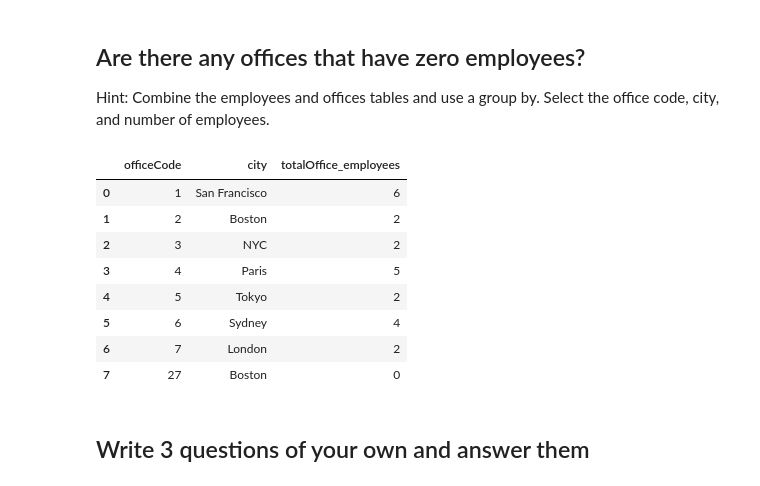
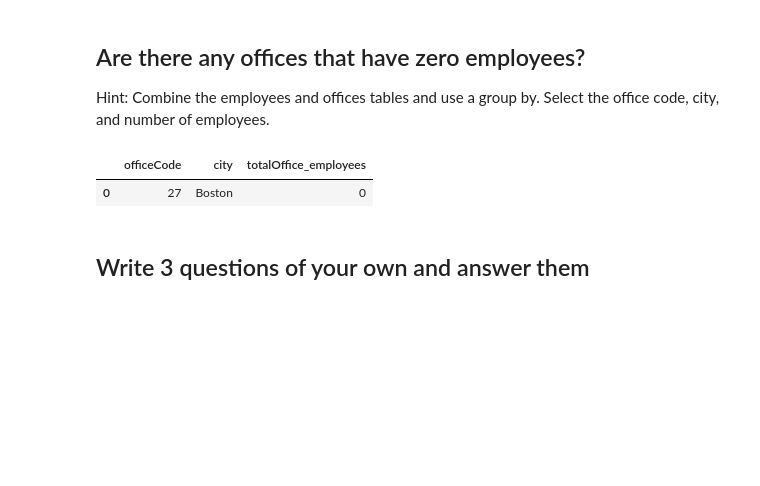
Before and after one commit to ChairoSolutions/dsc-join-statements-lab, a Jupyter notebook: index.ipynb, the cells around one changed output. Cells and saved outputs as stored; diff of their text form; code cells hidden in the pictures; blank space fills up the shorter version.

```diff
--- a/index.ipynb
+++ b/index.ipynb
@@ -65,23 +65,20 @@ Hint: Combine the employees and offices tables and use a group by. Select the of
 # %%
 # Your code here
 q = """
-SELECT o.officeCode, o.city, COUNT(e.employeeNumber) AS totalOffice_employees
+SELECT
+    o.officeCode,
+    o.city,
+    COUNT(e.employeeNumber) AS totalOffice_employees
 FROM offices o
 LEFT JOIN employees e
     ON o.officeCode = e.officeCode
-GROUP BY o.officeCode, o.city;
+GROUP BY o.officeCode, o.city
+HAVING COUNT(e.employeeNumber) = 0;
 """
 pd.read_sql(q, conn)
 # %% [output]
 |  | officeCode | city | totalOffice_employees |
-| 0 | 1 | San Francisco | 6 |
-| 1 | 2 | Boston | 2 |
-| 2 | 3 | NYC | 2 |
-| 3 | 4 | Paris | 5 |
-| 4 | 5 | Tokyo | 2 |
-| 5 | 6 | Sydney | 4 |
-| 6 | 7 | London | 2 |
-| 7 | 27 | Boston | 0 |
+| 0 | 27 | Boston | 0 |
 # %% [markdown]
 ## Write 3 questions of your own and answer them
 # %%
```
